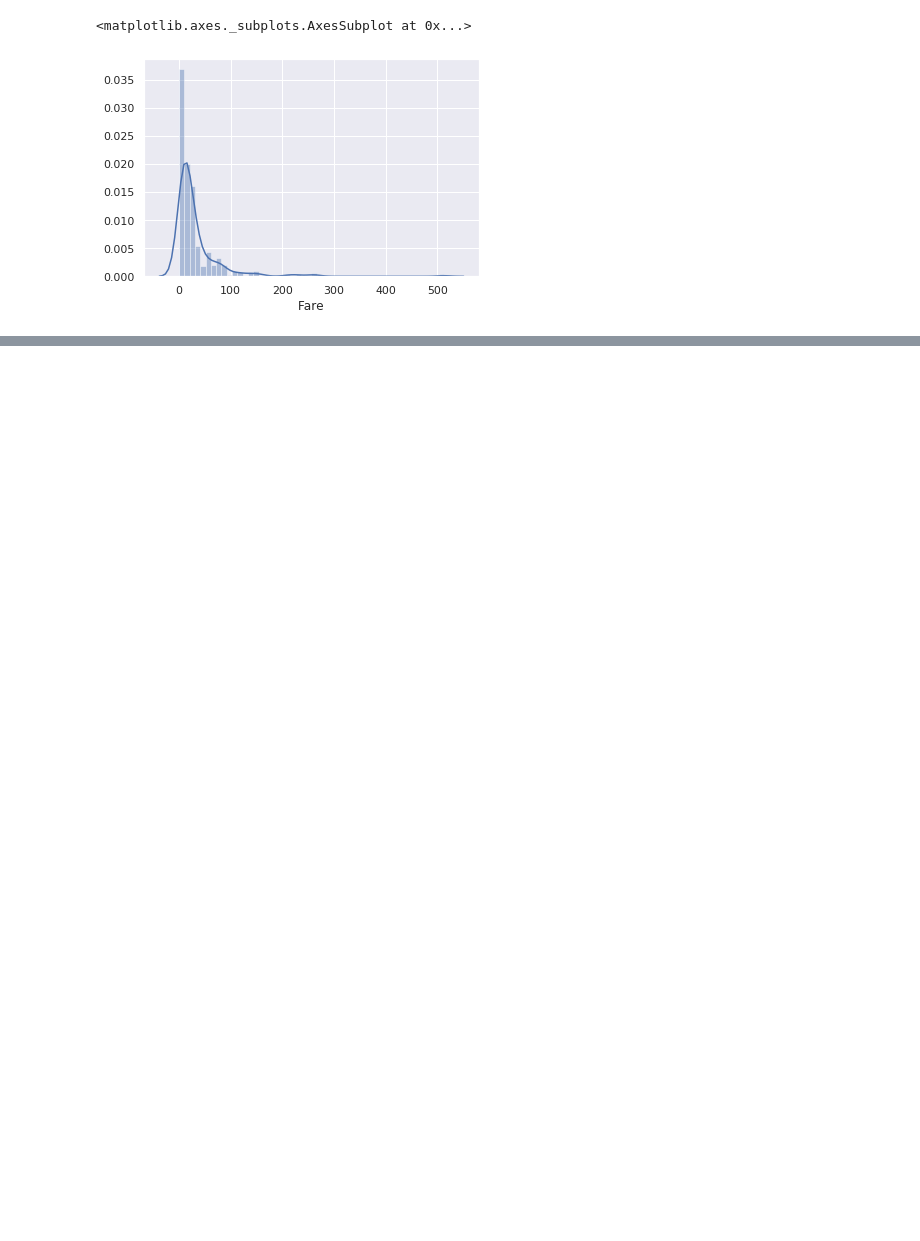
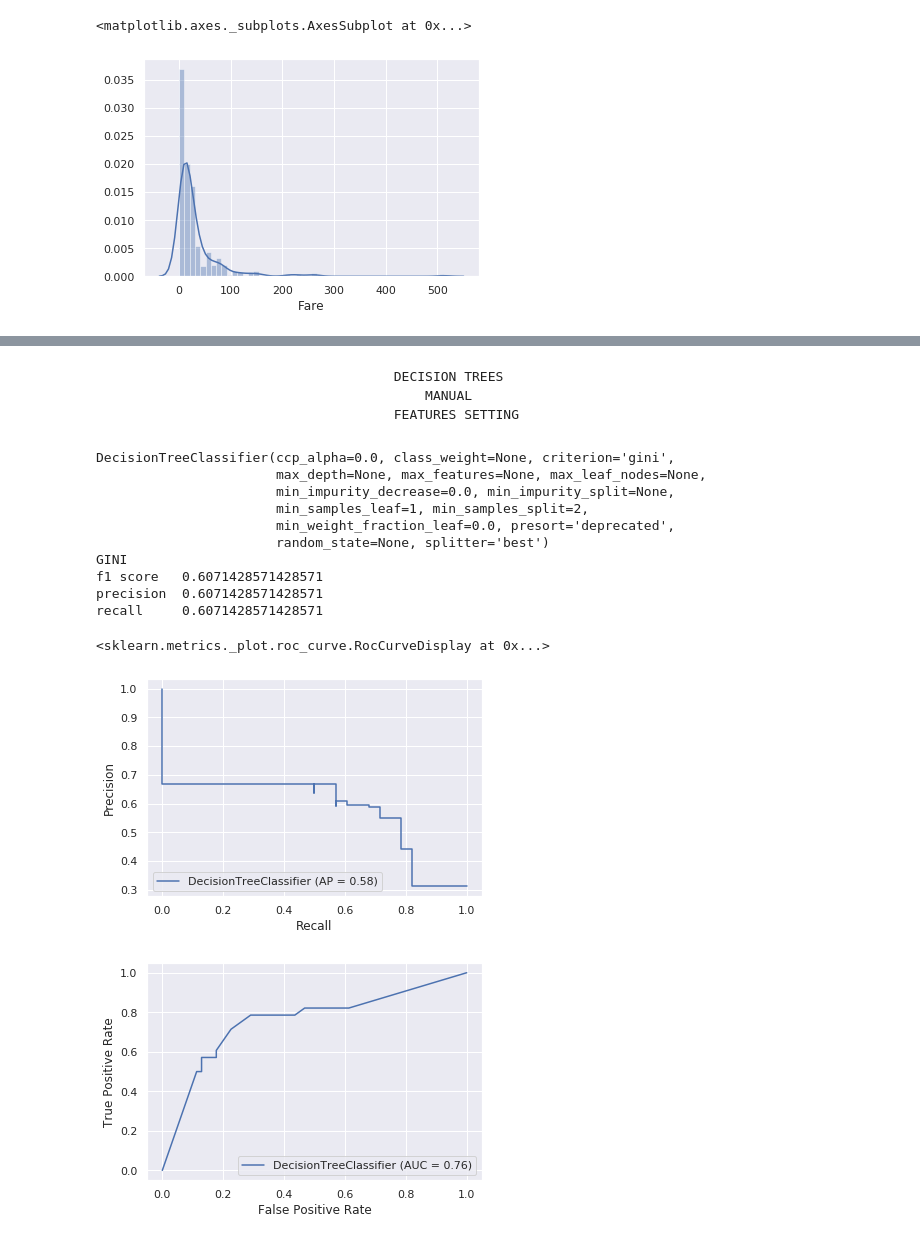
Before and after one commit to marcinczelej/Machine-learning, a Jupyter notebook: titanic_DecisionTree.ipynb, the cells around one changed output, grey strips where cells are left out. Saved outputs shown, nothing was run; the diff lists cells and outputs as text; code cells hidden in the pictures; blank space fills up the shorter version.

```diff
--- a/titanic_DecisionTree.ipynb
+++ b/titanic_DecisionTree.ipynb
@@ -116,0 +155,8 @@ dataframe['Age'] = pd.cut(dataframe['Age'], bins=10, labels=(1,2,3,4,5,6,7,8,9,1
+# %%
+# putting ages/Fare into bins ( Quick analysis, can be done better with customized bins, for example by looking deeply at Fare [0, 100])
+print(dataframe['Age'].max())
+dataframe['Age'] = pd.cut(dataframe['Age'], bins=10, labels=(1,2,3,4,5,6,7,8,9,10))
+dataframe['Fare'] = pd.cut(dataframe['Fare'], bins=[-1., 10., 20., 30., 40., 50., 60., 70., 80., 100., 150., 200., 250., 513.], labels = (1,2,3,4,5,6,7,8,9,10,11,12,13))
+# replacing string s with numerical data (easier to process by computer)
+dataframe['Sex'].replace({'male':1, 'female':0}, inplace=True)
+dataframe['Embarked'].replace({'S':0, 'Q':1, 'C':2}, inplace=True)
@@ -169,0 +234,5 @@ Name: Cabin, Length: 891, dtype: object
+# %%
+# splitting Data/ target
+targets = dataframe['Survived']
+dataframe.drop(columns=['Survived'], inplace=True)
+dataframe.head()
@@ -169,0 +259,3 @@ Name: Cabin, Length: 891, dtype: object
+# %%
+# train/test split
+X_train, X_test, y_train, y_test = train_test_split(dataframe, targets, shuffle=True, test_size=0.1)
@@ -169,0 +308,31 @@ Name: Cabin, Length: 891, dtype: object
+# %% [markdown]
+                                        DECISION TREES
+                                            MANUAL
+                                        FEATURES SETTING
+# %%
+decisionTreeGigni = DecisionTreeClassifier(criterion='gini')
+print(decisionTreeGigni)
+
+decisionTreeGigni.fit(X_train, y_train)
+predictions = decisionTreeGigni.predict(X_test)
+
+print("GINI")
+print("f1 score  ", f1_score(predictions, y_test))
+print("precision ", precision_score(predictions, y_test))
+print("recall    ", recall_score(predictions, y_test))
+plot_precision_recall_curve(decisionTreeGigni, X_test, y_test)
+plot_roc_curve(decisionTreeGigni, X_test, y_test)
+# %% [output]
+DecisionTreeClassifier(ccp_alpha=0.0, class_weight=None, criterion='gini',
+                       max_depth=None, max_features=None, max_leaf_nodes=None,
+                       min_impurity_decrease=0.0, min_impurity_split=None,
+                       min_samples_leaf=1, min_samples_split=2,
+                       min_weight_fraction_leaf=0.0, presort='deprecated',
+                       random_state=None, splitter='best')
+GINI
+f1 score   0.6071428571428571
+precision  0.6071428571428571
+recall     0.6071428571428571
+<sklearn.metrics._plot.roc_curve.RocCurveDisplay at 0x...>
+[figure, added]
+[figure, added]
```
Also changed, not shown: parts of 27 cells of this notebook, 2 other files.
